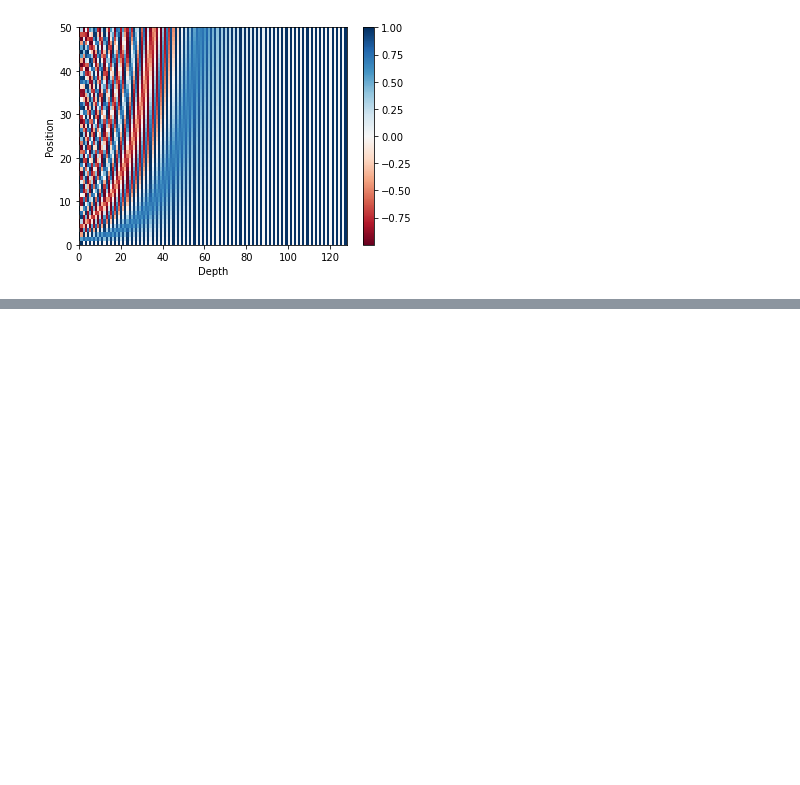
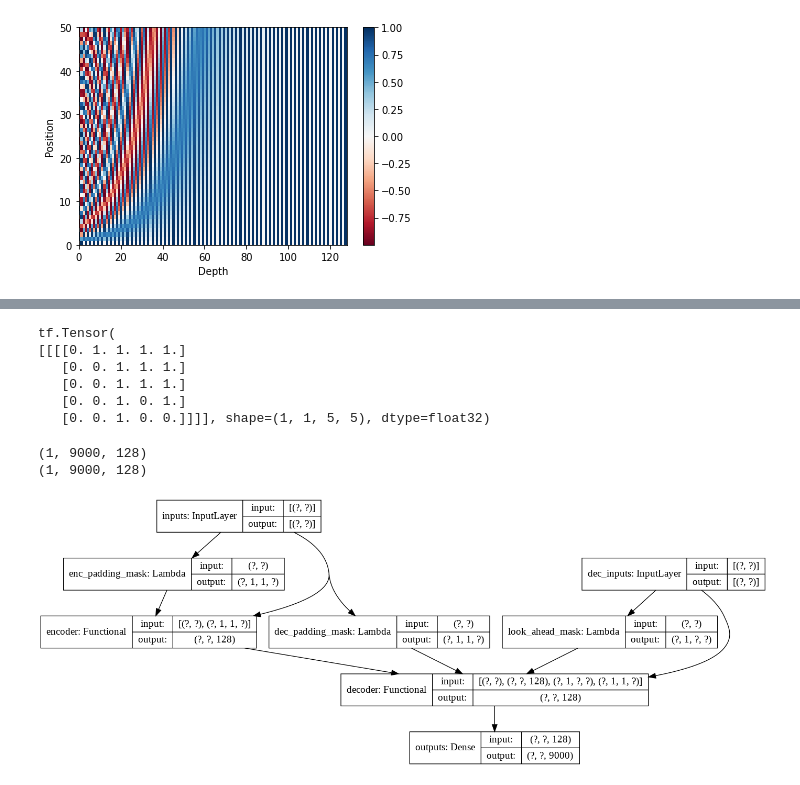
Before and after one commit to JoonYoung-Sohn/practice, a Jupyter notebook: 201206_transformer.ipynb, the cells around one changed output, grey strips where cells are left out. Saved outputs shown, nothing was run; the diff lists cells and outputs as text; code cells hidden in the pictures; blank space fills up the shorter version.

```diff
--- a/201206_transformer.ipynb
+++ b/201206_transformer.ipynb
@@ -52,0 +124,5 @@ plt.show()
+# %%
+def create_padding_mask(x):
+  mask = tf.cast(tf.math.equal(x, 0), tf.float32)
+  # (batch_size, 1, 1, key의 문장 길이)
+  return mask[:, tf.newaxis, tf.newaxis, :]
@@ -52,0 +254,9 @@ plt.show()
+# %%
+print(create_look_ahead_mask(tf.constant([[1, 2, 0, 4, 5]])))
+# %% [output]
+tf.Tensor(
+[[[[0. 1. 1. 1. 1.]
+   [0. 0. 1. 1. 1.]
+   [0. 0. 1. 1. 1.]
+   [0. 0. 1. 0. 1.]
+   [0. 0. 1. 0. 0.]]]], shape=(1, 1, 5, 5), dtype=float32)
@@ -52,0 +309,28 @@ plt.show()
+# %%
+def decoder(vocab_size, num_layers, dff,
+            d_model, num_heads, dropout,
+            name='decoder'):
+  inputs = tf.keras.Input(shape=(None,), name='inputs')
+  enc_outputs = tf.keras.Input(shape=(None, d_model), name='encoder_outputs')
+
+  # 디코더는 룩어헤드 마스크(첫번째 서브층)와 패딩 마스크(두번째 서브층) 둘 다 사용.
+  look_ahead_mask = tf.keras.Input(
+      shape=(1, None, None), name='look_ahead_mask')
+  padding_mask = tf.keras.Input(shape=(1, 1, None), name='padding_mask')
+
+  # 포지셔널 인코딩 + 드롭아웃
+  embeddings = tf.keras.layers.Embedding(vocab_size, d_model)(inputs)
+  embeddings *= tf.math.sqrt(tf.cast(d_model, tf.float32))
+  embeddings = PositionalEncoding(vocab_size, d_model)(embeddings)
+  outputs = tf.keras.layers.Dropout(rate=dropout)(embeddings)
+
+  # 디코더를 num_layers개 쌓기
+  for i in range(num_layers):
+    outputs = decoder_layer(dff=dff, d_model=d_model, num_heads=num_heads,
+        dropout=dropout, name='decoder_layer_{}'.format(i),
+    )(inputs=[outputs, enc_outputs, look_ahead_mask, padding_mask])
+
+  return tf.keras.Model(
+      inputs=[inputs, enc_outputs, look_ahead_mask, padding_mask],
+      outputs=outputs,
+      name=name)
@@ -52,0 +377,16 @@ plt.show()
+# %%
+small_transformer = transformer(
+    vocab_size = 9000,
+    num_layers = 4,
+    dff = 512,
+    d_model = 128,
+    num_heads = 4,
+    dropout = 0.3,
+    name="small_transformer")
+
+tf.keras.utils.plot_model(
+    small_transformer, to_file='small_transformer.png', show_shapes=True)
+# %% [output]
+(1, 9000, 128)
+(1, 9000, 128)
+[figure, added]
```
Also changed, not shown: parts of 14 cells of this notebook.
